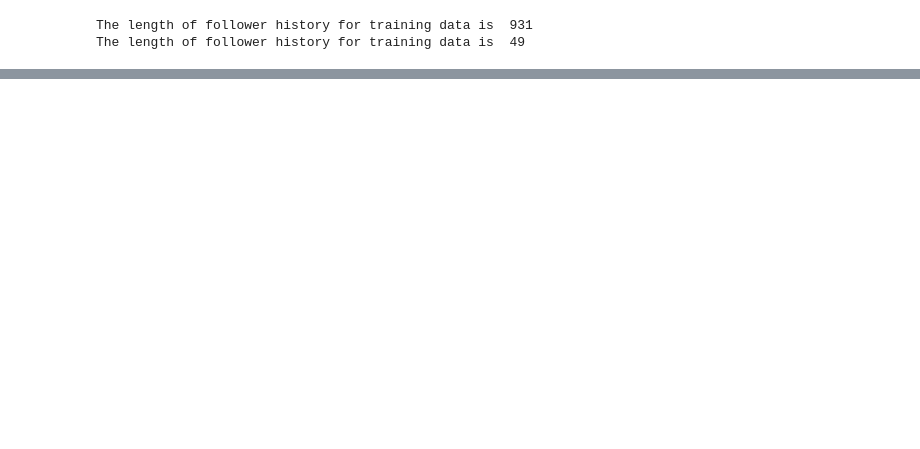
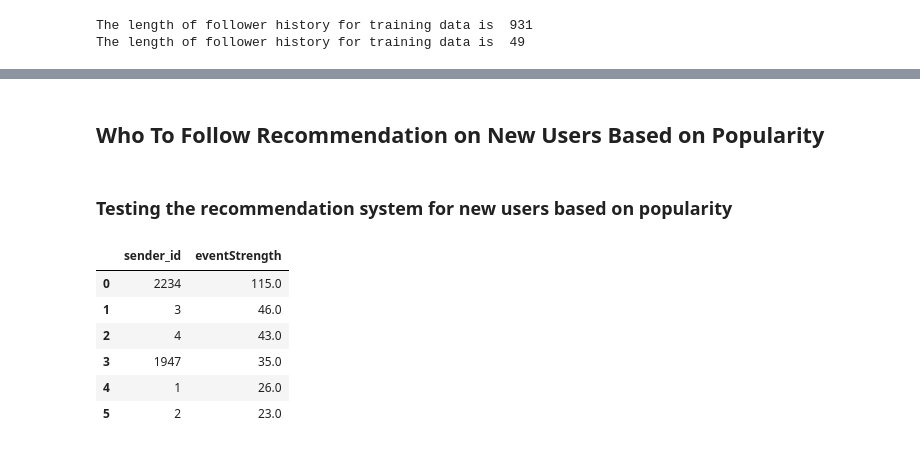
Before and after one commit to erenaspire7/HNG-Recommender-System, a Jupyter notebook: People_To_Follow_Recommender_System.ipynb, the cells around one changed output, grey strips where cells are left out. Saved outputs shown, nothing was run; the diff lists cells and outputs as text; code cells hidden in the pictures; blank space fills up the shorter version.

```diff
--- a/People_To_Follow_Recommender_System.ipynb
+++ b/People_To_Follow_Recommender_System.ipynb
@@ -161,0 +249,32 @@ The name of the test_user is  Samuel Weke
+# %% [markdown]
+## Who To Follow Recommendation on New Users Based on Popularity
+# %%
+notifications = pd.read_sql_query("select * from notifications", engine)
+
+event_type_strength = {
+    'Like': 1.0,
+    'Replied':2.0,
+    'Commented': 3.0,
+    'Love': 4.0,
+    'Followed': 5.0
+}
+
+notifications['eventStrength'] = notifications['action'].apply(lambda x: event_type_strength[x])
+
+item_popularity_df = notifications.groupby('sender_id')['eventStrength'].sum().sort_values(ascending=False).reset_index()
+
+
+def who_to_follow():
+    return item_popularity_df.head(6)
+# %% [markdown]
+### Testing the recommendation system for new users based on popularity
+# %%
+who_to_follow()
+# %% [output]
+|  | sender_id | eventStrength |
+| 0 | 2234 | 115.0 |
+| 1 | 3 | 46.0 |
+| 2 | 4 | 43.0 |
+| 3 | 1947 | 35.0 |
+| 4 | 1 | 26.0 |
+| 5 | 2 | 23.0 |
```
Also changed, not shown: parts of 13 cells of this notebook, 1 other file.
